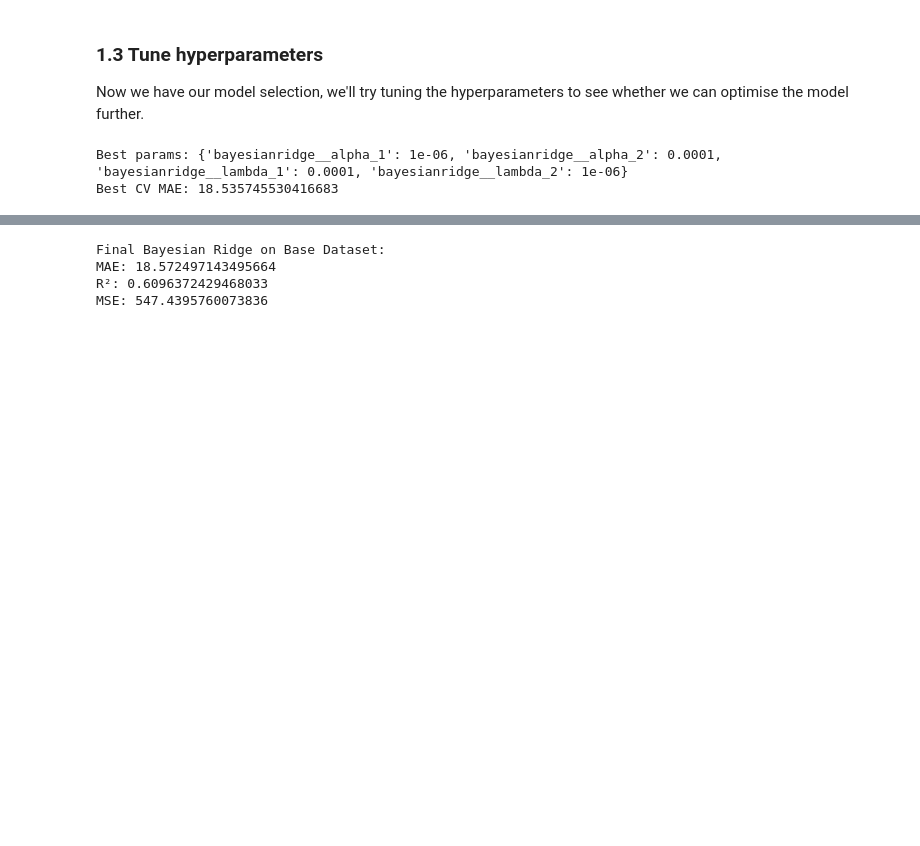
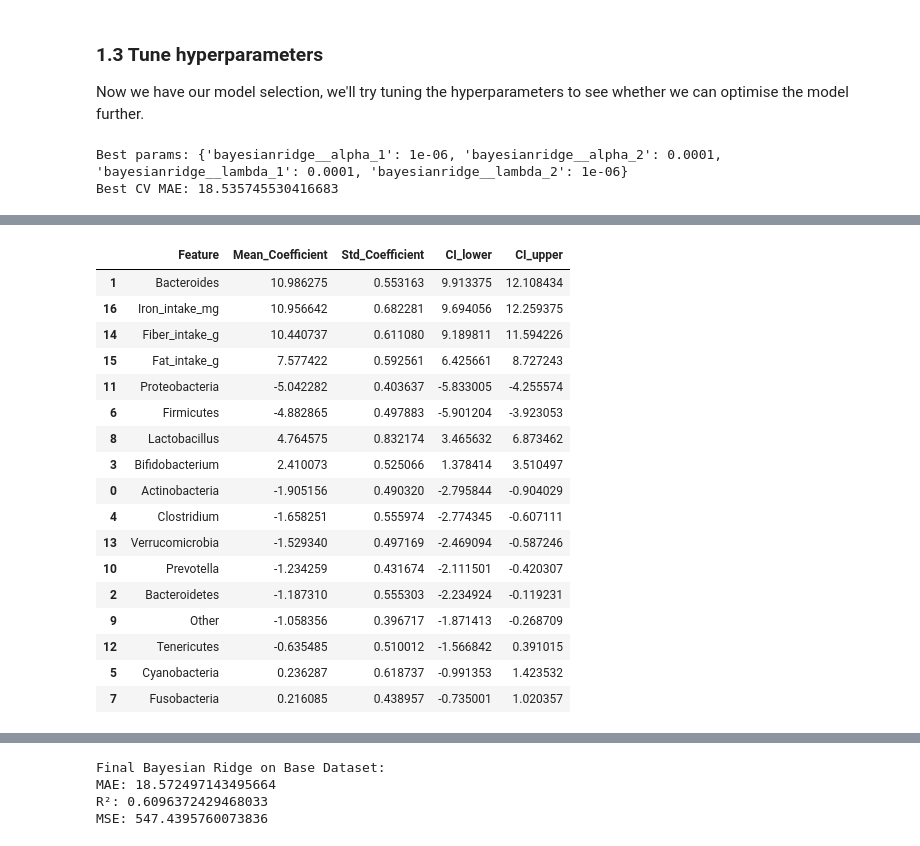
Before and after one commit to mariaponomarova/ML_project, a Jupyter notebook: experiments.ipynb, the cells around one changed output, grey strips where cells are left out. Drawn from its saved outputs; the diff is of its cells as text; code cells hidden in the pictures; blank space fills up the shorter version.

```diff
--- a/experiments.ipynb
+++ b/experiments.ipynb
@@ -163,0 +214,70 @@ Best CV MAE: 18.535745530416683
+# %%
+import numpy as np
+from sklearn.linear_model import BayesianRidge
+from sklearn.preprocessing import StandardScaler
+from sklearn.metrics import r2_score, mean_squared_error, mean_absolute_error
+
+# Number of bootstrap samples
+B = 500
+
+r2_scores = []
+mse_scores = []
+mae_scores = []
+coef_samples = []
+
+n = len(X_train)
+
+model = BayesianRidge()
+
+# Scale the features
+scaler = StandardScaler()
+X_train_scaled = scaler.fit_transform(X_train)
+
+for i in range(B):
+    # Sample indices with replacement
+    sample_idx = np.random.choice(n, size=n, replace=True)
+
+    X_sample = X_train.iloc[sample_idx]
+    y_sample = y_train.iloc[sample_idx]
+
+    X_sample_scaled = scaler.transform(X_sample)
+
+    # Fit and predict
+    model.fit(X_sample_scaled, y_sample)
+    y_pred = model.predict(X_sample_scaled)
+
+    # Store metrics
+    r2_scores.append(r2_score(y_sample, y_pred))
+    mse_scores.append(mean_squared_error(y_sample, y_pred))
+    mae_scores.append(mean_absolute_error(y_sample, y_pred))
+    coef_samples.append(model.coef_)
+
+# Compute 95% confidence intervals
+def ci(arr):
+    return np.percentile(arr, [2.5, 97.5])
+
+r2_ci = ci(r2_scores)
+mse_ci = ci(mse_scores)
+mae_ci = ci(mae_scores)
+
+print("Bootstrapped R² 95% CI:", r2_ci)
+print("Bootstrapped MSE 95% CI:", mse_ci)
+print("Bootstrapped MAE 95% CI:", mae_ci)
+
+coef_samples = np.array(coef_samples)
+
+coef_mean = coef_samples.mean(axis=0)
+coef_std = coef_samples.std(axis=0)
+coef_ci_lower = np.percentile(coef_samples, 2.5, axis=0)
+coef_ci_upper = np.percentile(coef_samples, 97.5, axis=0)
+
+coef_boot_df = pd.DataFrame({
+    "Feature": X_train.columns,
+    "Mean_Coefficient": coef_mean,
+    "Std_Coefficient": coef_std,
+    "CI_lower": coef_ci_lower,
+    "CI_upper": coef_ci_upper
+}).sort_values(by="Mean_Coefficient", key=abs, ascending=False)
+
+coef_boot_df
+# %% [output]
@@ -164 +287,19 @@ Best CV MAE: 18.535745530416683
+|  | Feature | Mean_Coefficient | Std_Coefficient | CI_lower | CI_upper |
+| 1 | Bacteroides | 10.986275 | 0.553163 | 9.913375 | 12.108434 |
+| 16 | Iron_intake_mg | 10.956642 | 0.682281 | 9.694056 | 12.259375 |
+| 14 | Fiber_intake_g | 10.440737 | 0.611080 | 9.189811 | 11.594226 |
+| 15 | Fat_intake_g | 7.577422 | 0.592561 | 6.425661 | 8.727243 |
+| 11 | Proteobacteria | -5.042282 | 0.403637 | -5.833005 | -4.255574 |
+| 6 | Firmicutes | -4.882865 | 0.497883 | -5.901204 | -3.923053 |
+| 8 | Lactobacillus | 4.764575 | 0.832174 | 3.465632 | 6.873462 |
+| 3 | Bifidobacterium | 2.410073 | 0.525066 | 1.378414 | 3.510497 |
+| 0 | Actinobacteria | -1.905156 | 0.490320 | -2.795844 | -0.904029 |
+| 4 | Clostridium | -1.658251 | 0.555974 | -2.774345 | -0.607111 |
+| 13 | Verrucomicrobia | -1.529340 | 0.497169 | -2.469094 | -0.587246 |
+| 10 | Prevotella | -1.234259 | 0.431674 | -2.111501 | -0.420307 |
+| 2 | Bacteroidetes | -1.187310 | 0.555303 | -2.234924 | -0.119231 |
+| 9 | Other | -1.058356 | 0.396717 | -1.871413 | -0.268709 |
+| 12 | Tenericutes | -0.635485 | 0.510012 | -1.566842 | 0.391015 |
+| 5 | Cyanobacteria | 0.236287 | 0.618737 | -0.991353 | 1.423532 |
+| 7 | Fusobacteria | 0.216085 | 0.438957 | -0.735001 | 1.020357 |
 # %% [markdown]
```
Also changed, not shown: parts of 6 cells of this notebook.
